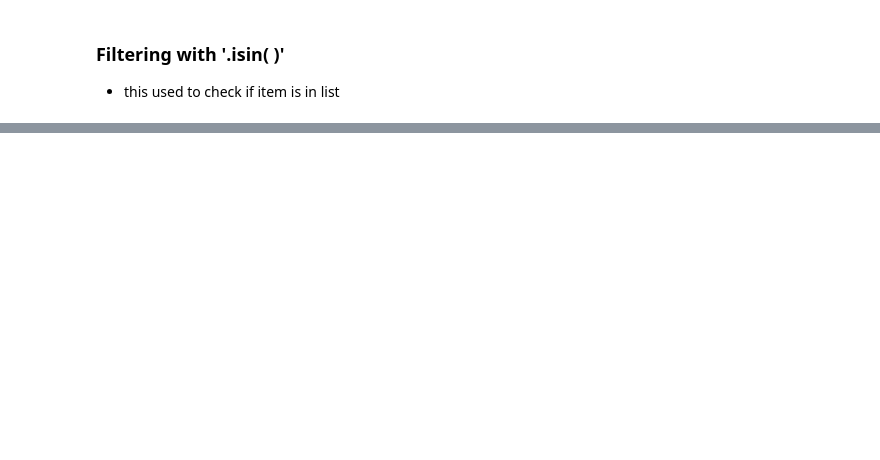
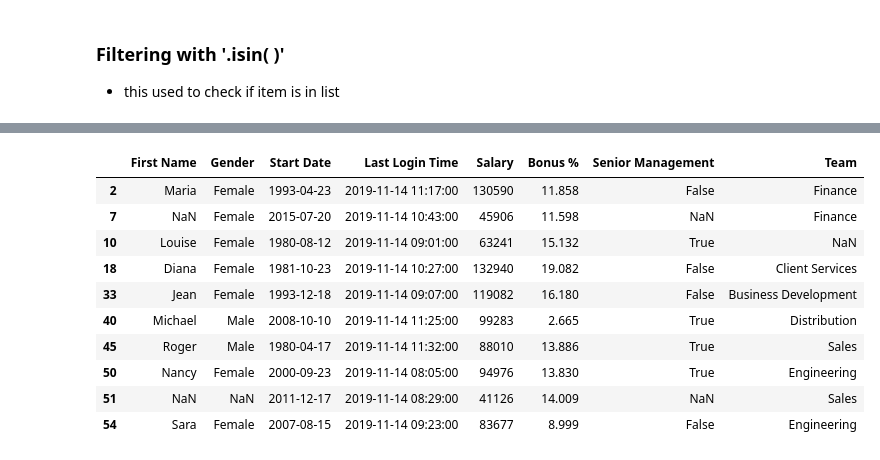
Before and after one commit to alexkwashie/_pandas, a Jupyter notebook: Panda2/Dataframes2.ipynb, the cells around one changed output, grey strips where cells are left out. Cells and saved outputs as stored; diff of their text form; code cells hidden in the pictures; blank space fills up the shorter version.

```diff
--- a/Panda2/Dataframes2.ipynb
+++ b/Panda2/Dataframes2.ipynb
@@ -231,0 +349,15 @@ empl[fav].head(3)
+# %%
+login = empl['Last Login Time'].between('8:00 AM','12:00 PM')
+empl[login].head(10)
+# %% [output]
+|  | First Name | Gender | Start Date | Last Login Time | Salary | Bonus % | Senior Management | Team |
+| 2 | Maria | Female | 1993-04-23 | 2019-11-14 11:17:00 | 130590 | 11.858 | False | Finance |
+| 7 | NaN | Female | 2015-07-20 | 2019-11-14 10:43:00 | 45906 | 11.598 | NaN | Finance |
+| 10 | Louise | Female | 1980-08-12 | 2019-11-14 09:01:00 | 63241 | 15.132 | True | NaN |
+| 18 | Diana | Female | 1981-10-23 | 2019-11-14 10:27:00 | 132940 | 19.082 | False | Client Services |
+| 33 | Jean | Female | 1993-12-18 | 2019-11-14 09:07:00 | 119082 | 16.180 | False | Business Development |
+| 40 | Michael | Male | 2008-10-10 | 2019-11-14 11:25:00 | 99283 | 2.665 | True | Distribution |
+| 45 | Roger | Male | 1980-04-17 | 2019-11-14 11:32:00 | 88010 | 13.886 | True | Sales |
+| 50 | Nancy | Female | 2000-09-23 | 2019-11-14 08:05:00 | 94976 | 13.830 | True | Engineering |
+| 51 | NaN | NaN | 2011-12-17 | 2019-11-14 08:29:00 | 41126 | 14.009 | NaN | Sales |
+| 54 | Sara | Female | 2007-08-15 | 2019-11-14 09:23:00 | 83677 | 8.999 | False | Engineering |
```
Also changed, not shown: parts of 14 cells of this notebook.
